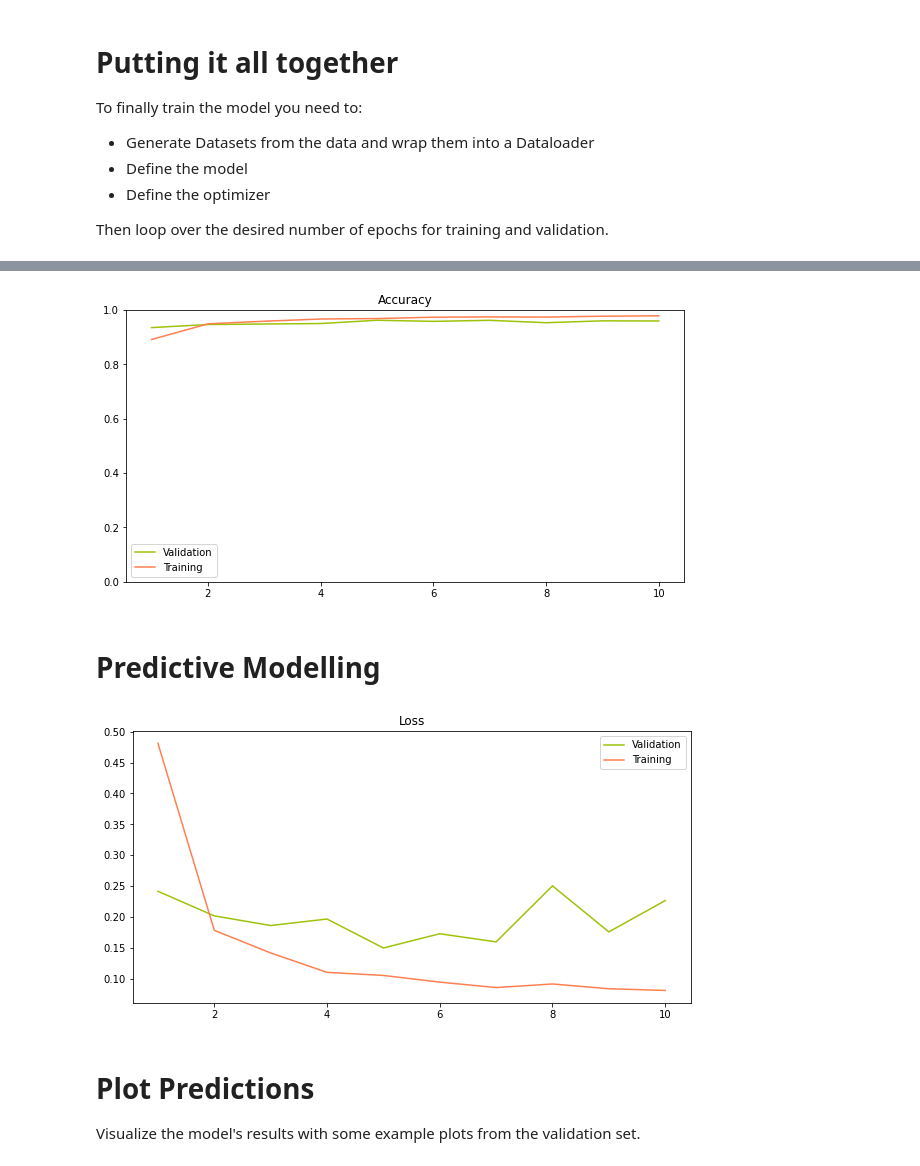
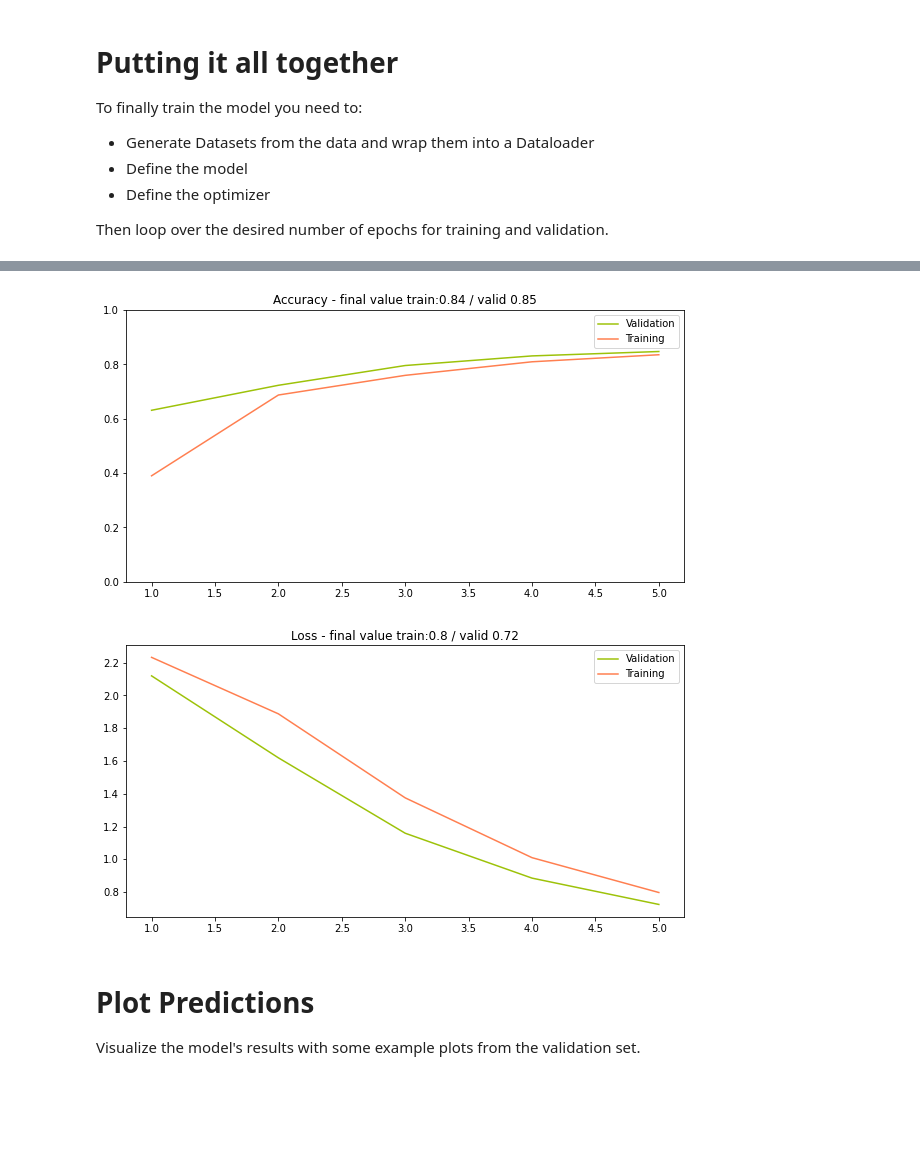
Before and after one commit to DKRZ-AIM/mardata-training, a Jupyter notebook: demo-ann-classification/ann_classification_mnist.ipynb, the cells around one changed output, grey strips where cells are left out. Drawn from its saved outputs; the diff is of its cells as text; code cells hidden in the pictures; blank space fills up the shorter version.

```diff
--- a/demo-ann-classification/ann_classification_mnist.ipynb
+++ b/demo-ann-classification/ann_classification_mnist.ipynb
@@ -97,7 +97,7 @@ class MNISTDataset(Dataset):
         transform: optional transform to be applied to a sample
         '''
 
-        self.X = np.array(data_frame.iloc[:,1:]).astype(float)#/255 # normalize pixels
+        self.X = np.array(data_frame.iloc[:,1:]).astype(float)/255 # normalize pixels
         self.y = np.array(data_frame.iloc[:,0]).astype(float)
         # reshape X (#samples, #channels, width, height)
         self.X = self.X.reshape(self.X.shape[0], 28, 28, 1)
@@ -194,7 +194,7 @@ def train(model, device, train_dataloader, optimizer, criterion, epoch, print_ev
             percent = 100. * batch_idx / len(train_dataloader)
             print(f'Train Epoch {epoch} \
             [{batch_idx * len(data)}/{len(train_dataloader.dataset)} \
-            ({percent:.0f}%)]\\tLoss: {loss.item():.6f}')
+            ({percent:.0f}%)] \tLoss: {loss.item():.6f}')
 
         # get the index of the max log-probability
         y_pred = y_hat.argmax(dim=1, keepdim=True)
@@ -272,15 +272,15 @@ Then loop over the desired number of epochs for training and validation.
 # %%
 # hyperparamters
 batch_size = 64
-epochs = 10
-learning_rate = 1e-3
+epochs = 5
+learning_rate = 1e-5
 print_every = 100
 # set device to GPU, if available
 device = torch.device("cuda" if torch.cuda.is_available() else "cpu")
 
 # transforms
 transform = transforms.Compose([transforms.ToTensor()
-                                #, transforms.Normalize((0.13101,), (0.30856,))
+                               # , transforms.Normalize((0.13101,), (0.30856,))
                                ])
 # create datasets
 train_dataset = MNISTDataset(train_data, transform)
@@ -346,22 +346,20 @@ fig, ax = plt.subplots(1,1, figsize=(10,5))
 x = np.arange(1, epochs+1)
 ax.plot(x, val_epoch_accuracy, label="Validation", color="#9DC209")
 ax.plot(x, train_epoch_accuracy, label="Training", color="#FF7F50")
-ax.set_title("Accuracy")
+ax.set_title(f"Accuracy - final value train:{train_epoch_accuracy[-1]:.2} / valid {val_epoch_accuracy[-1]:.2}")
 ax.legend()
 ax.set_ylim(0,1);
 # %% [output]
-[figure, old version]
+[figure, new version]
-# %% [markdown]
-# Predictive Modelling
 # %%
 fig, ax = plt.subplots(1,1, figsize=(10,5))
 x = np.arange(1, epochs+1)
 ax.plot(x, val_epoch_loss, label="Validation", color="#9DC209")
 ax.plot(x, train_epoch_loss, label="Training", color="#FF7F50")
 ax.legend()
-ax.set_title("Loss");
+ax.set_title(f"Loss - final value train:{train_epoch_loss[-1]:.2} / valid {val_epoch_loss[-1]:.2}");
 # %% [output]
-[figure, old version]
+[figure, new version]
 # %% [markdown]
 # Plot Predictions
 
```
Also changed, not shown: parts of 5 cells of this notebook.
